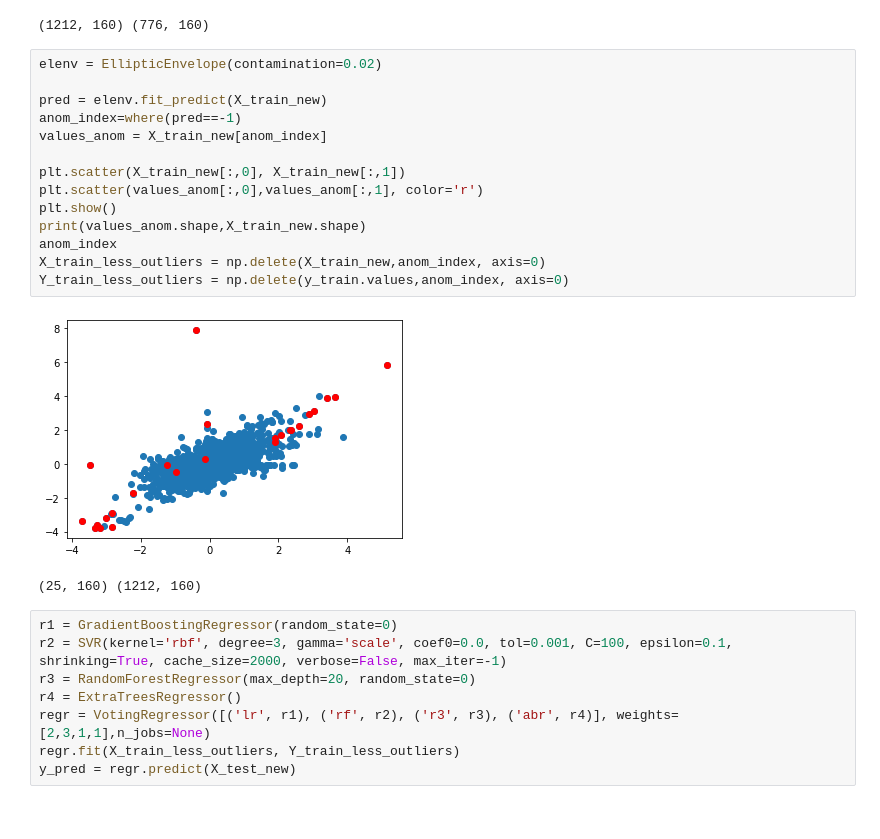
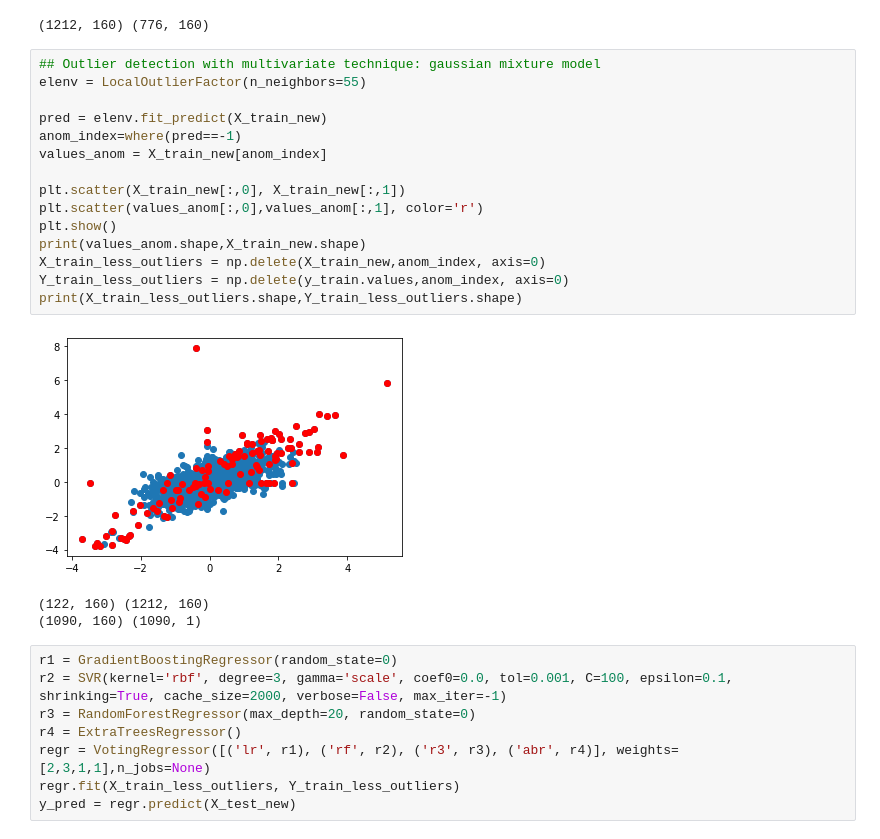
Before and after one commit to qglht/AML, a Jupyter notebook: Project1.ipynb, the cells around one changed output. Drawn from its saved outputs; the diff is of its cells as text.

```diff
--- a/Project1.ipynb
+++ b/Project1.ipynb
@@ -260,22 +268,24 @@ print(X_train_new.shape,X_test_new.shape)
 # %% [output]
 (1212, 160) (776, 160)
 # %%
-elenv = EllipticEnvelope(contamination=0.02)
+## Outlier detection with multivariate technique: gaussian mixture model
+elenv = LocalOutlierFactor(n_neighbors=55)
 
 pred = elenv.fit_predict(X_train_new)
 anom_index=where(pred==-1)
 values_anom = X_train_new[anom_index]
 
 plt.scatter(X_train_new[:,0], X_train_new[:,1])
 plt.scatter(values_anom[:,0],values_anom[:,1], color='r')
 plt.show()
 print(values_anom.shape,X_train_new.shape)
-anom_index
 X_train_less_outliers = np.delete(X_train_new,anom_index, axis=0)
 Y_train_less_outliers = np.delete(y_train.values,anom_index, axis=0)
+print(X_train_less_outliers.shape,Y_train_less_outliers.shape)
 # %% [output]
-[figure, old version]
+[figure, new version]
-(25, 160) (1212, 160)
+(122, 160) (1212, 160)
+(1090, 160) (1090, 1)
 # %%
 r1 = GradientBoostingRegressor(random_state=0)
 r2 = SVR(kernel='rbf', degree=3, gamma='scale', coef0=0.0, tol=0.001, C=100, epsilon=0.1, shrinking=True, cache_size=2000, verbose=False, max_iter=-1)
```
Also changed, not shown: parts of 16 cells of this notebook, 1 other file.
